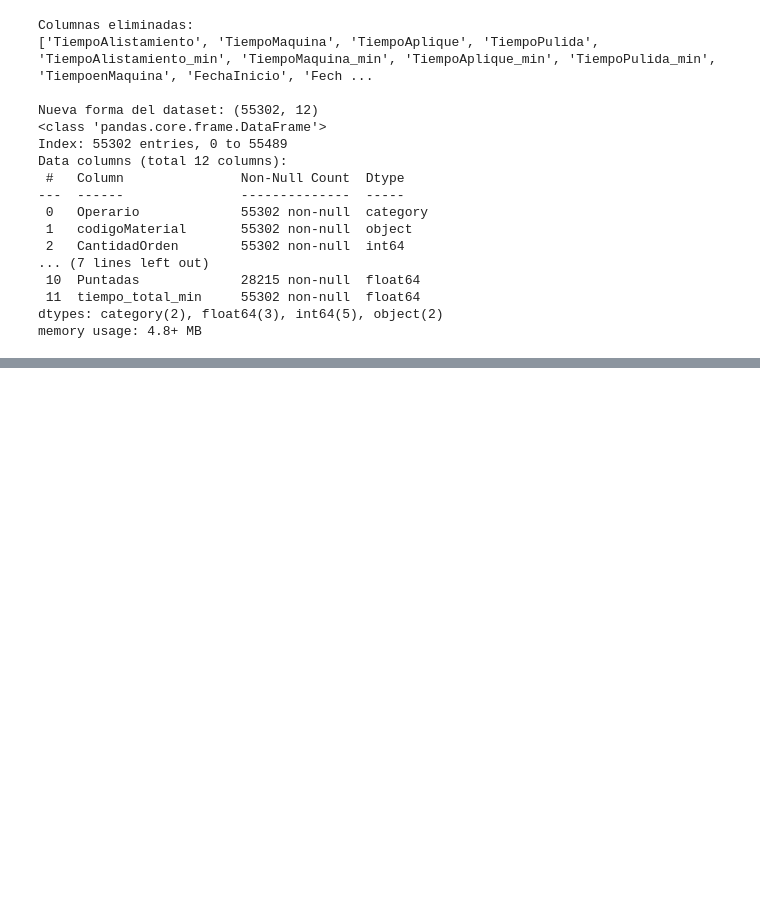
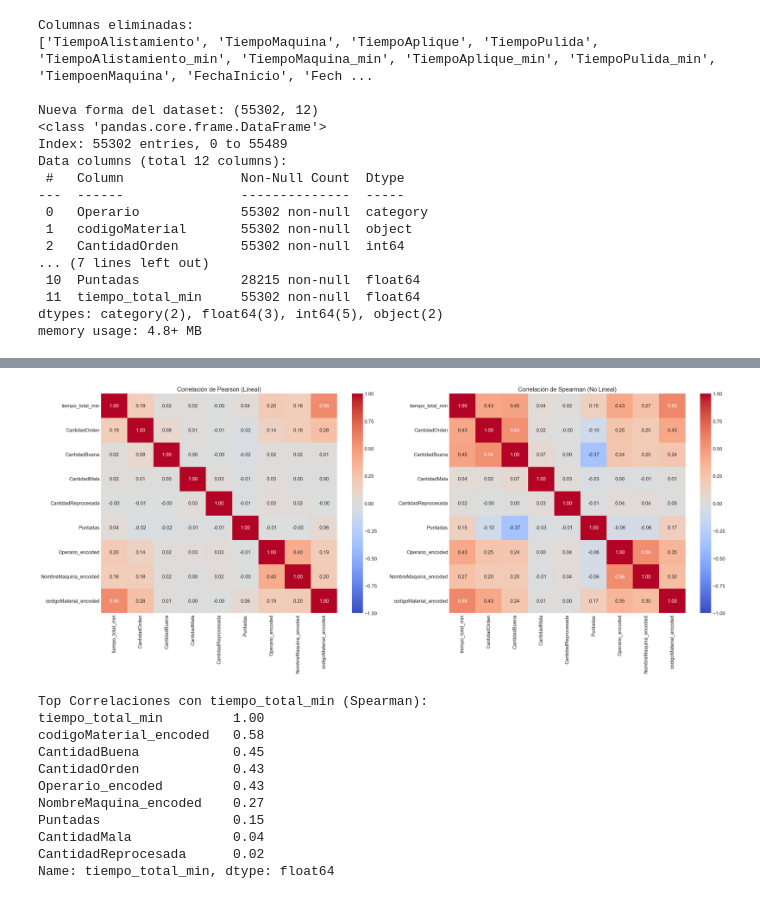
Before and after one commit to Henao13/Data-SciencePI, a Jupyter notebook: eda_incial (1).ipynb, the cells around one changed output, grey strips where cells are left out. Drawn from its saved outputs; the diff is of its cells as text; code cells hidden in the pictures; blank space fills up the shorter version.

Commit message:
Se hace encoding de variables categóricas

```diff
--- a/eda_incial (1).ipynb
+++ b/eda_incial (1).ipynb
@@ -1609,3 +1609,23 @@ Data columns (total 12 columns):
  11  tiempo_total_min     55302 non-null  float64
 dtypes: category(2), float64(3), int64(5), object(2)
 memory usage: 4.8+ MB
+# %%
+
+df_model['PuntoPlantilla'] = df_model['PuntoPlantilla'].astype(str).str.strip()
+
+
+df_model = df_model[df_model['PuntoPlantilla'] != 'dejar arriba hacia abajo 11CM'].copy()
+
+cols_a_codificar = ["Operario", "NombreMaquina", "codigoMaterial"]
+variable_objetivo = "tiempo_total_min"
+
+for col in cols_a_codificar:
+
+    promedio_target = df_model.groupby(col)[variable_objetivo].mean().round(2)
+
+
+    df_model[f'{col}_encoded'] = df_model[col].map(promedio_target).round(2)
+
+
+df_model
+df_model.info()
@@ -1611,0 +1650,51 @@ memory usage: 4.8+ MB
+# %%
+
+
+# 1. Definir las columnas que SÍ tienes en tu dataframe actual
+# Incluyendo las numéricas originales y las nuevas encoded
+cols_corr = [
+    'tiempo_total_min',
+    'CantidadOrden',
+    'CantidadBuena',
+    'CantidadMala',
+    'CantidadReprocesada',
+    'Puntadas',
+    'Operario_encoded',
+    'NombreMaquina_encoded',
+    'codigoMaterial_encoded',
+]
+
+# 2. Calcular matrices
+corr_pearson = df_model[cols_corr].corr(method='pearson')
+corr_spearman = df_model[cols_corr].corr(method='spearman')
+
+# 3. Graficar
+fig, axes = plt.subplots(1, 2, figsize=(24, 10))
+
+# Heatmap Pearson
+sns.heatmap(corr_pearson, annot=True, cmap='coolwarm', vmin=-1, vmax=1, ax=axes[0], fmt=".2f")
+axes[0].set_title('Correlación de Pearson (Lineal)')
+
+# Heatmap Spearman
+sns.heatmap(corr_spearman, annot=True, cmap='coolwarm', vmin=-1, vmax=1, ax=axes[1], fmt=".2f")
+axes[1].set_title('Correlación de Spearman (No Lineal)')
+
+plt.tight_layout()
+plt.show()
+
+# 4. Ver valores exactos ordenados
+print("Top Correlaciones con tiempo_total_min (Spearman):")
+print(corr_spearman['tiempo_total_min'].sort_values(ascending=False))
+# %% [output]
+[figure, added]
+Top Correlaciones con tiempo_total_min (Spearman):
+tiempo_total_min         1.00
+codigoMaterial_encoded   0.58
+CantidadBuena            0.45
+CantidadOrden            0.43
+Operario_encoded         0.43
+NombreMaquina_encoded    0.27
+Puntadas                 0.15
+CantidadMala             0.04
+CantidadReprocesada      0.02
+Name: tiempo_total_min, dtype: float64
```
Also changed, not shown: parts of 1 cell of this notebook.
